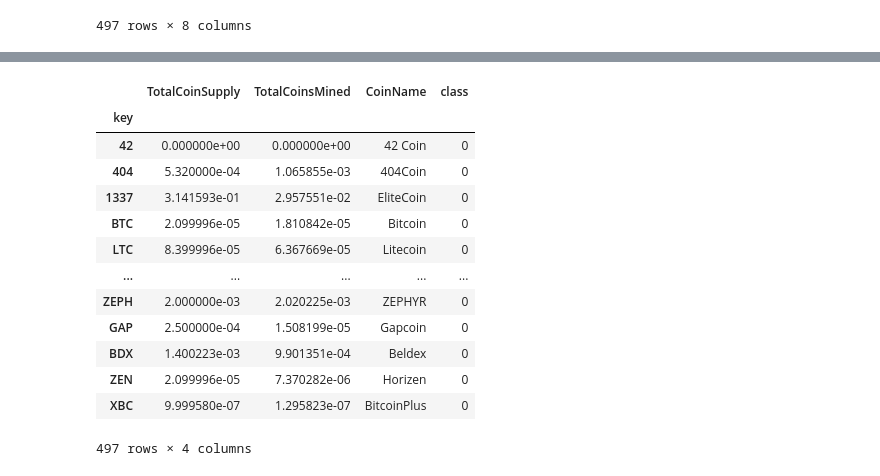
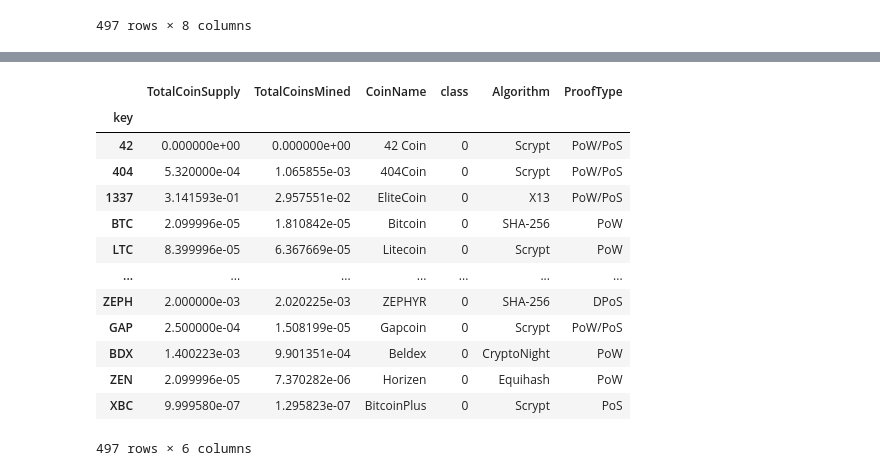
Before and after one commit to juan-mpn/Cryptocurrencies, a Jupyter notebook: Challenge18.ipynb, the cells around one changed output, grey strips where cells are left out. Saved outputs shown, nothing was run; the diff lists cells and outputs as text; code cells hidden in the pictures.

```diff
--- a/Challenge18.ipynb
+++ b/Challenge18.ipynb
@@ -233,6 +243,7 @@ clustered_df
 # %%
 clustered_df = pd.merge(left=clustered_df, right=coins_name, how= "left", on = ["key"])
 # %%
-clustered_dftest = clustered_df[["key","TotalCoinSupply", "TotalCoinsMined","CoinName","class"]]
+clustered_dftest = clustered_df[["key","TotalCoinSupply", "TotalCoinsMined","CoinName",'Algorithm',
+                                 'ProofType', "class"]]
 clustered_dftest
 # %% [output]
@@ -292,20 +303,22 @@ array([[0.00000000e+00, 0.00000000e+00],
 # %%
 chartdata = pd.DataFrame(chartdata, columns = ["TotalCoinSupply","TotalCoinsMined"], index=clustered_dftest.index)
 chartdata["CoinName"] = clustered_dftest["CoinName"]
 chartdata["class"] = clustered_dftest["class"]
+chartdata["Algorithm"] = clustered_dftest["Algorithm"]
+chartdata["ProofType"] = clustered_dftest["ProofType"]
 chartdata
 # %% [output]
-|  | TotalCoinSupply | TotalCoinsMined | CoinName | class |
-| key |  |  |  |  |
-| 42 | 0.000000e+00 | 0.000000e+00 | 42 Coin | 0 |
-| 404 | 5.320000e-04 | 1.065855e-03 | 404Coin | 0 |
-| 1337 | 3.141593e-01 | 2.957551e-02 | EliteCoin | 0 |
-| BTC | 2.099996e-05 | 1.810842e-05 | Bitcoin | 0 |
-| LTC | 8.399996e-05 | 6.367669e-05 | Litecoin | 0 |
-| ... | ... | ... | ... | ... |
-| ZEPH | 2.000000e-03 | 2.020225e-03 | ZEPHYR | 0 |
-| GAP | 2.500000e-04 | 1.508199e-05 | Gapcoin | 0 |
-| BDX | 1.400223e-03 | 9.901351e-04 | Beldex | 0 |
-| ZEN | 2.099996e-05 | 7.370282e-06 | Horizen | 0 |
-| XBC | 9.999580e-07 | 1.295823e-07 | BitcoinPlus | 0 |
+|  | TotalCoinSupply | TotalCoinsMined | CoinName | class | Algorithm | ProofType |
+| key |  |  |  |  |  |  |
+| 42 | 0.000000e+00 | 0.000000e+00 | 42 Coin | 0 | Scrypt | PoW/PoS |
+| 404 | 5.320000e-04 | 1.065855e-03 | 404Coin | 0 | Scrypt | PoW/PoS |
+| 1337 | 3.141593e-01 | 2.957551e-02 | EliteCoin | 0 | X13 | PoW/PoS |
+| BTC | 2.099996e-05 | 1.810842e-05 | Bitcoin | 0 | SHA-256 | PoW |
+| LTC | 8.399996e-05 | 6.367669e-05 | Litecoin | 0 | Scrypt | PoW |
+| ... | ... | ... | ... | ... | ... | ... |
+| ZEPH | 2.000000e-03 | 2.020225e-03 | ZEPHYR | 0 | SHA-256 | DPoS |
+| GAP | 2.500000e-04 | 1.508199e-05 | Gapcoin | 0 | Scrypt | PoW/PoS |
+| BDX | 1.400223e-03 | 9.901351e-04 | Beldex | 0 | CryptoNight | PoW |
+| ZEN | 2.099996e-05 | 7.370282e-06 | Horizen | 0 | Equihash | PoW |
+| XBC | 9.999580e-07 | 1.295823e-07 | BitcoinPlus | 0 | Scrypt | PoS |
-497 rows × 4 columns
+497 rows × 6 columns
```
Also changed, not shown: parts of 14 cells of this notebook.
